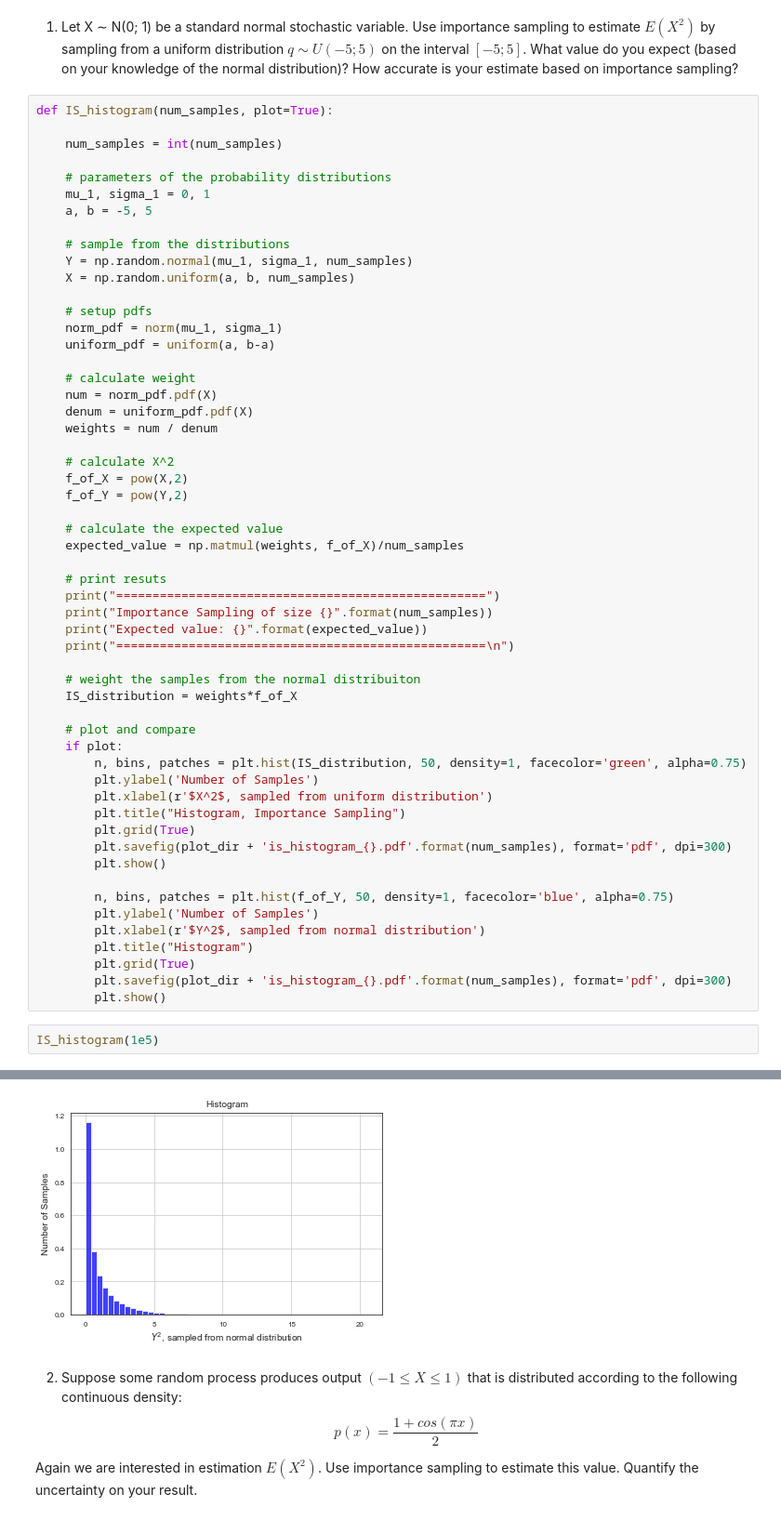
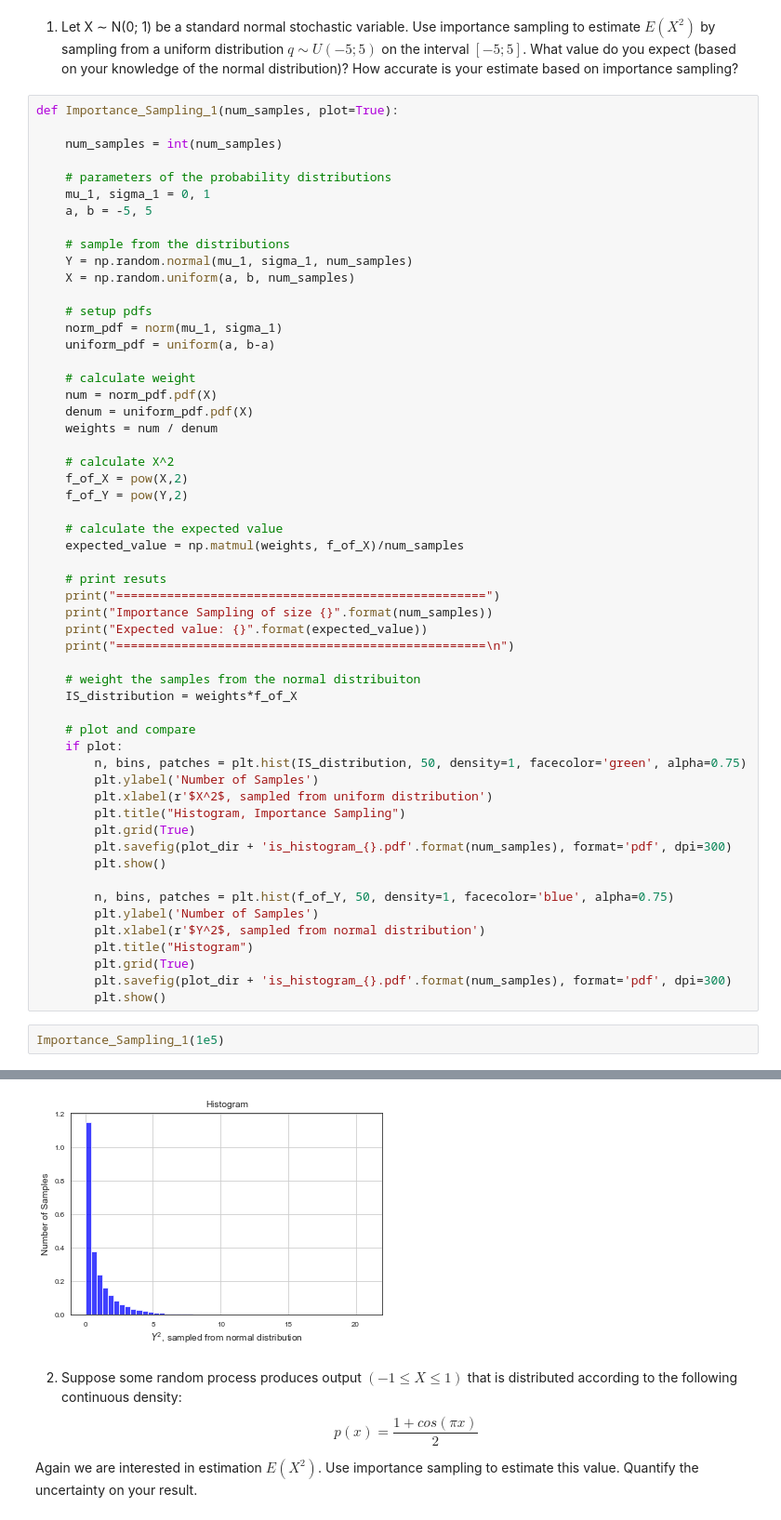
Before and after one commit to VictorZuanazzi/monte-carlo, a Jupyter notebook: 6.7 Monte Carlo and Importance Sampling.ipynb, the cells around one changed output, grey strips where cells are left out. Shown at 93% size. Drawn from its saved outputs; the diff is of its cells as text.

```diff
--- a/6.7 Monte Carlo and Importance Sampling.ipynb
+++ b/6.7 Monte Carlo and Importance Sampling.ipynb
@@ -44,7 +44,7 @@ where $w_i = \dfrac{p(x_i)}{q(x_i)}$
 # %% [markdown]
 1. Let X ∼ N(0; 1) be a standard normal stochastic variable. Use importance sampling to estimate $E(X^2)$ by sampling from a uniform distribution $q ∼ U(−5; 5)$ on the interval $[−5; 5]$. What value do you expect (based on your knowledge of the normal distribution)? How accurate is your estimate based on importance sampling?
 # %%
-def IS_histogram(num_samples, plot=True):
+def Importance_Sampling_1(num_samples, plot=True):
 
     num_samples = int(num_samples)
 
@@ -99,7 +99,7 @@ def IS_histogram(num_samples, plot=True):
         plt.savefig(plot_dir + 'is_histogram_{}.pdf'.format(num_samples), format='pdf', dpi=300)
         plt.show()
 # %%
-IS_histogram(1e5)
+Importance_Sampling_1(1e5)
 # %% [output]
 ===================================================
 Importance Sampling of size 100000
@@ -107,6 +107,6 @@ Expected value: 0.9975154966111369
 ===================================================
 [figure]
-[figure, old version]
+[figure, new version]
 # %% [markdown]
 2. Suppose some random process produces output $(−1 ≤ X ≤ 1)$ that is distributed according to the following continuous density:
 $$p(x) = \frac{1 + cos(\pi x)}{2}$$
```
Also changed, not shown: parts of 3 cells of this notebook, 2 other files.
